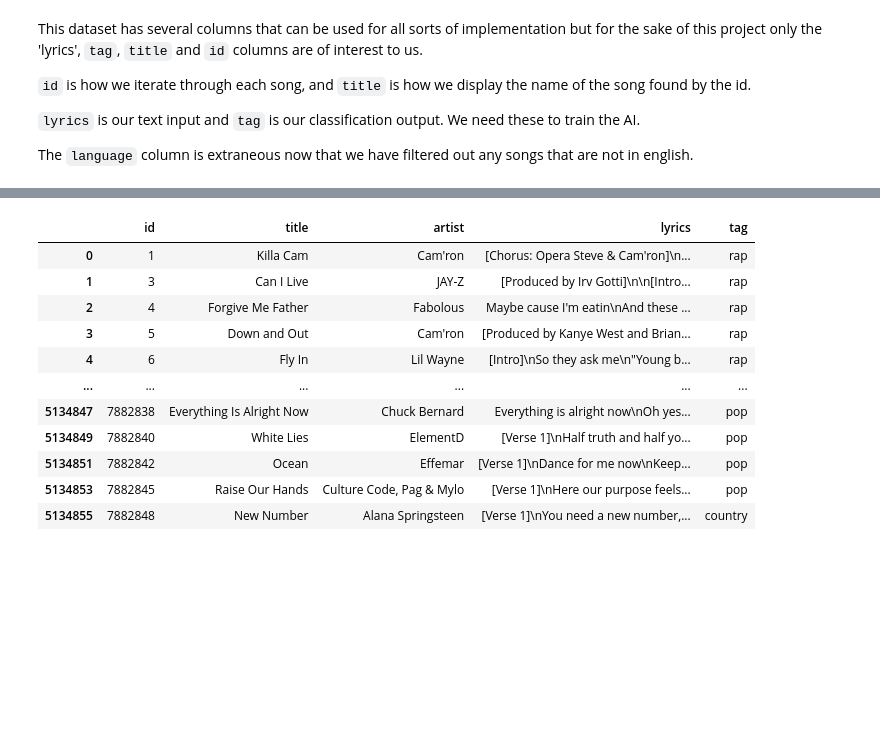
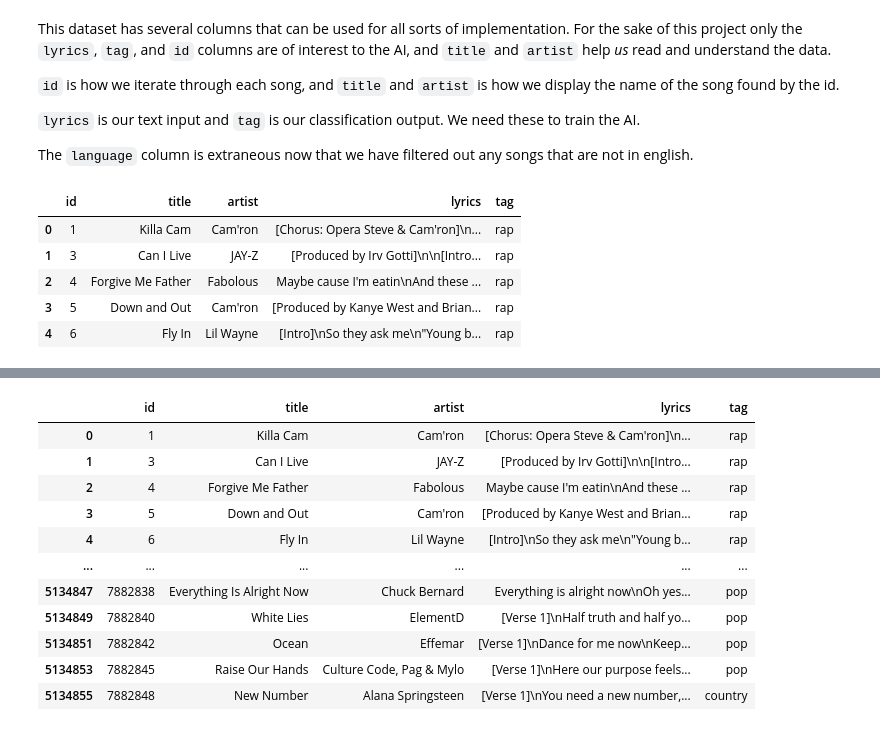
Before and after one commit to dandyjay/CS39AA-Project, a Jupyter notebook: project.ipynb, the cells around one changed output, grey strips where cells are left out. Saved outputs shown, nothing was run; the diff lists cells and outputs as text; code cells hidden in the pictures; blank space fills up the shorter version.

Commit message:
Kaggle Notebook | project | save please i beg

```diff
--- a/project.ipynb
+++ b/project.ipynb
@@ -41,11 +41,14 @@ db = (
     .loc[lyric_database["tag"] != None]
     .loc[lyric_database["lyrics"] != None]
     .loc[lyric_database["lyrics"] != ""]
+    .loc[lyric_database["lyrics"] != "[Instrumental]"] #some songs without lyrics will squeeze
+                                                       #their way onto the website for no
+                                                       # discernable reason
 )
 # %% [markdown]
-This dataset has several columns that can be used for all sorts of implementation but for the sake of this project only the 'lyrics', `tag`, `title` and `id` columns are of interest to us.
+This dataset has several columns that can be used for all sorts of implementation. For the sake of this project only the `lyrics`, `tag`, and `id` columns are of interest to the AI, and `title` and `artist` help *us* read and understand the data.
 
-`id` is how we iterate through each song, and `title` is how we display the name of the song found by the id.
+`id` is how we iterate through each song, and `title` and `artist` is how we display the name of the song found by the id.
 
 `lyrics` is our text input and `tag` is our classification output. We need these to train the AI.
 
@@ -53,3 +56,11 @@ The `language` column is extraneous now that we have filtered out any songs that
 # %%
 columns_of_interest = ['id', 'title','artist', 'lyrics', 'tag']
 db = db[columns_of_interest]
+db.head()
+# %% [output]
+|  | id | title | artist | lyrics | tag |
+| 0 | 1 | Killa Cam | Cam'ron | [Chorus: Opera Steve & Cam'ron]\n... | rap |
+| 1 | 3 | Can I Live | JAY-Z | [Produced by Irv Gotti]\n\n[Intro... | rap |
+| 2 | 4 | Forgive Me Father | Fabolous | Maybe cause I'm eatin\nAnd these ... | rap |
+| 3 | 5 | Down and Out | Cam'ron | [Produced by Kanye West and Brian... | rap |
+| 4 | 6 | Fly In | Lil Wayne | [Intro]\nSo they ask me\n"Young b... | rap |
```
Also changed, not shown: parts of 16 cells of this notebook.
